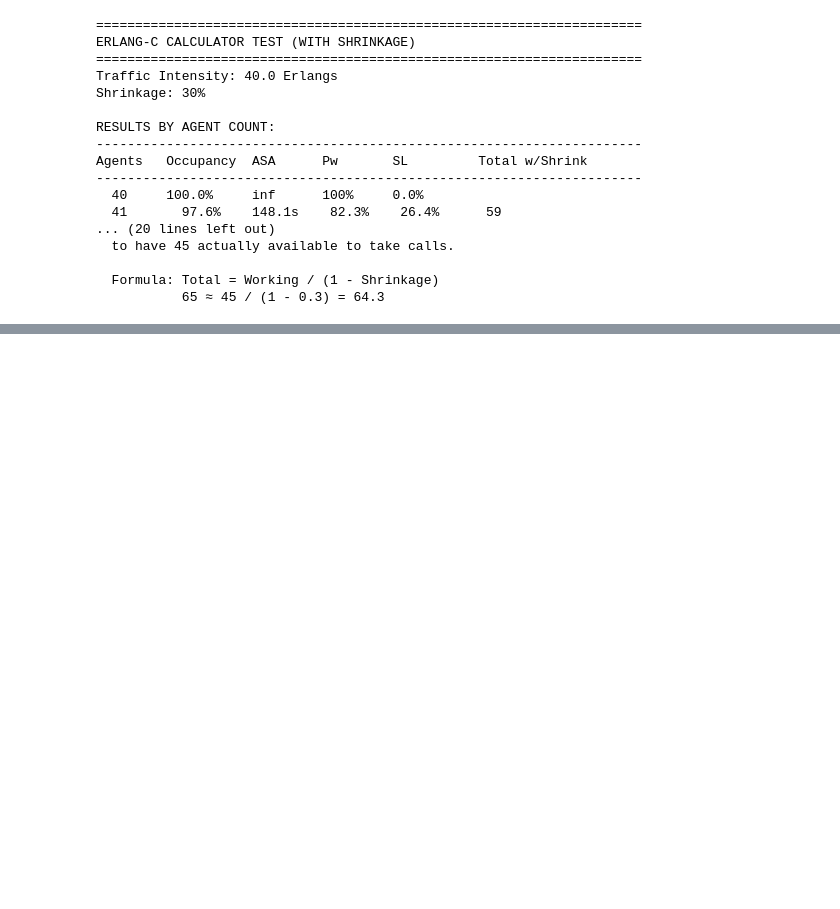
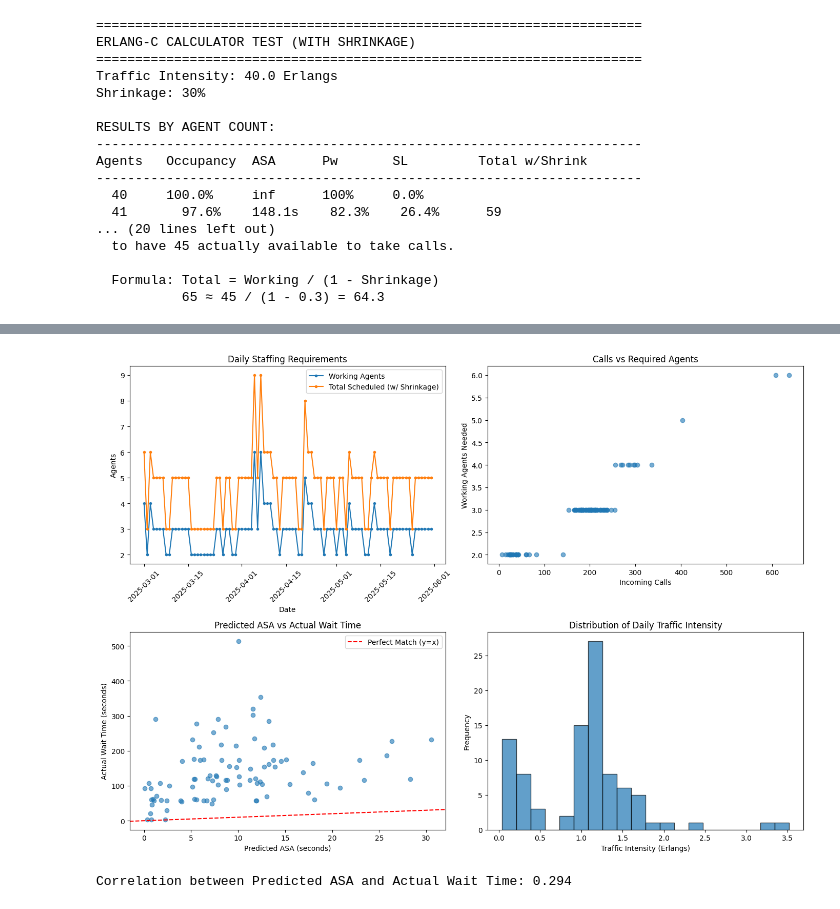
Before and after one commit to UCSD-Intuit-Data-Science-Initiative/UCSD-Intuit-DS-Capstone-project-Jackie, a Jupyter notebook: notebooks/erlangc.ipynb, the cells around one changed output, grey strips where cells are left out. Cells and saved outputs as stored; diff of their text form; code cells hidden in the pictures; blank space fills up the shorter version.

```diff
--- a/notebooks/erlangc.ipynb
+++ b/notebooks/erlangc.ipynb
@@ -233,0 +604,14 @@ Agents   Occupancy  ASA      Pw       SL         Total w/Shrink
+# %%
+# Load the call center forecast data
+import pandas as pd
+
+# Load daily call data (generated from call-center-forecasts-3-months.ipynb)
+daily_df = pd.read_csv("../data/processed/call-center-data-v3-daily(1).csv")
+
+# Load intraday profiles (for distributing daily calls into 30-min intervals)
+intraday_df = pd.read_csv("../data/processed/intraday-profiles(1).csv")
+
+print("Daily Data Shape:", daily_df.shape)
+print("Intraday Profiles Shape:", intraday_df.shape)
+print("\nDaily Data Sample:")
+daily_df.head()
@@ -233,0 +710,53 @@ Agents   Occupancy  ASA      Pw       SL         Total w/Shrink
+# %%
+# ============================================================================
+# VERIFICATION 2: Compare Predicted ASA vs Actual Wait Time
+# ============================================================================
+# This is a key validation - if our model is working, the predicted ASA
+# should be reasonable compared to actual wait times in the data.
+
+import matplotlib.pyplot as plt
+
+fig, axes = plt.subplots(2, 2, figsize=(14, 10))
+
+# Plot 1: Staffing over time
+ax1 = axes[0, 0]
+ax1.plot(results_df['Date'], results_df['Working_Agents_Needed'], label='Working Agents', marker='o', markersize=3)
+ax1.plot(results_df['Date'], results_df['Total_Scheduled'], label='Total Scheduled (w/ Shrinkage)', marker='o', markersize=3)
+ax1.set_xlabel('Date')
+ax1.set_ylabel('Agents')
+ax1.set_title('Daily Staffing Requirements')
+ax1.legend()
+ax1.tick_params(axis='x', rotation=45)
+
+# Plot 2: Calls vs Agents
+ax2 = axes[0, 1]
+ax2.scatter(results_df['Incoming_Calls'], results_df['Working_Agents_Needed'], alpha=0.6)
+ax2.set_xlabel('Incoming Calls')
+ax2.set_ylabel('Working Agents Needed')
+ax2.set_title('Calls vs Required Agents')
+
+# Plot 3: Predicted ASA vs Actual Wait Time
+ax3 = axes[1, 0]
+ax3.scatter(results_df['Predicted_ASA'], results_df['Actual_Wait_Time'], alpha=0.6)
+ax3.axline((0, 0), slope=1, color='red', linestyle='--', label='Perfect Match (y=x)')
+ax3.set_xlabel('Predicted ASA (seconds)')
+ax3.set_ylabel('Actual Wait Time (seconds)')
+ax3.set_title('Predicted ASA vs Actual Wait Time')
+ax3.legend()
+
+# Plot 4: Traffic Intensity Distribution
+ax4 = axes[1, 1]
+ax4.hist(results_df['Traffic_Intensity'], bins=20, edgecolor='black', alpha=0.7)
+ax4.set_xlabel('Traffic Intensity (Erlangs)')
+ax4.set_ylabel('Frequency')
+ax4.set_title('Distribution of Daily Traffic Intensity')
+
+plt.tight_layout()
+plt.show()
+
+# Print correlation
+corr = results_df['Predicted_ASA'].corr(results_df['Actual_Wait_Time'])
+print(f"\nCorrelation between Predicted ASA and Actual Wait Time: {corr:.3f}")
+# %% [output]
+[figure, added]
+Correlation between Predicted ASA and Actual Wait Time: 0.294
```
Also changed, not shown: parts of 13 cells of this notebook.
